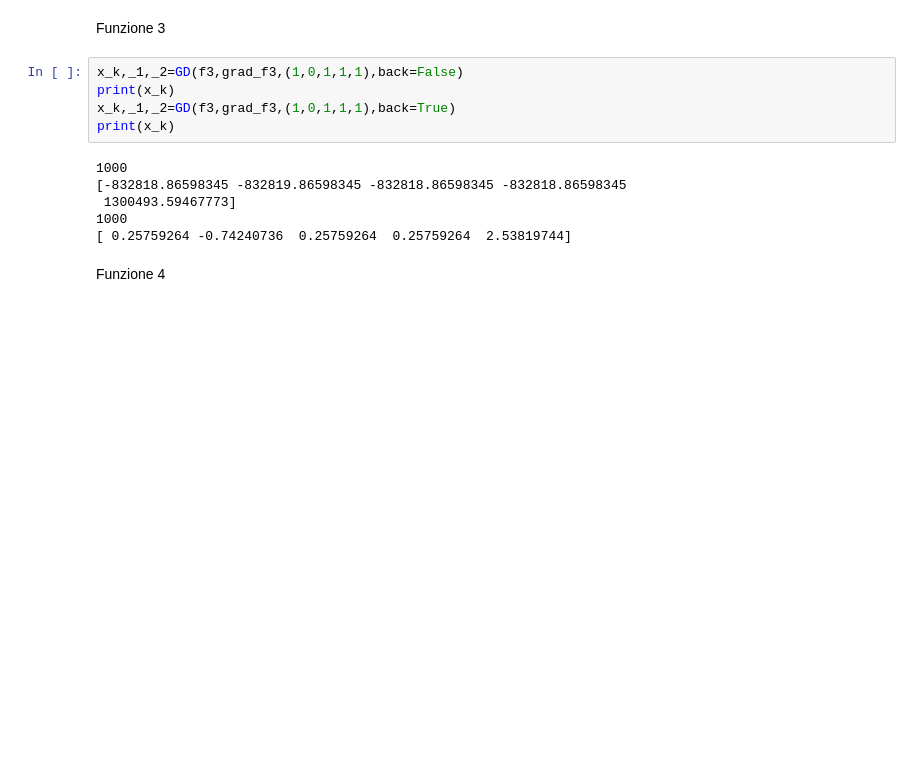
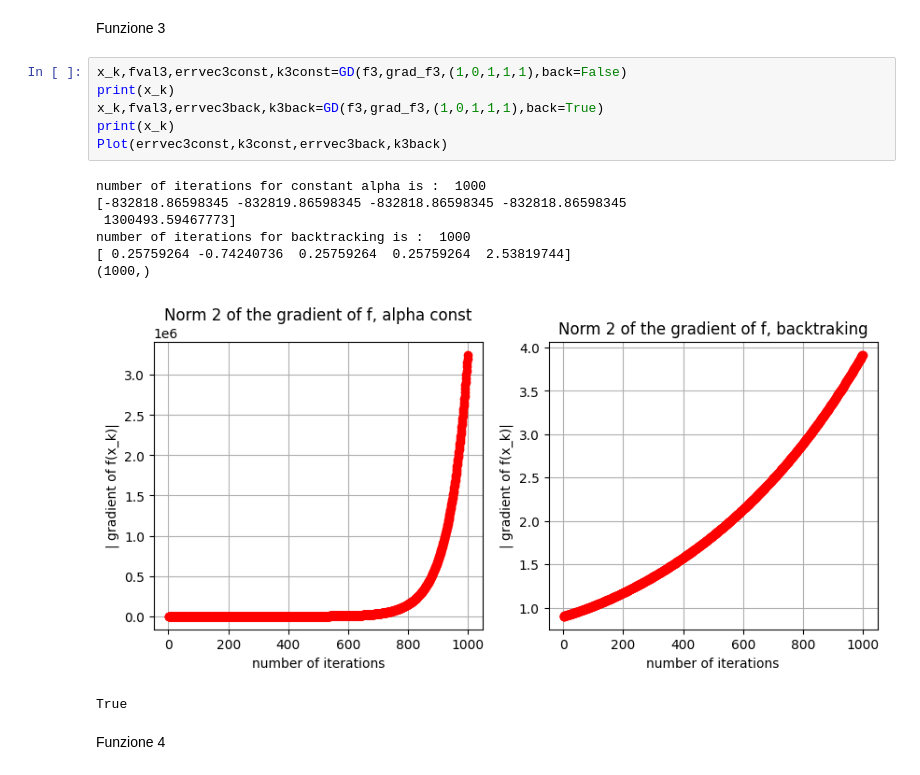
Before and after one commit to francesco-source/Artificial-Intelligence-UNIBO, a Jupyter notebook: Statistical_and_mathematical_methods_for_AI/Exercises/Exercise3.ipynb, the cells around one changed output. Cells and saved outputs as stored; diff of their text form; blank space fills up the shorter version.

```diff
--- a/Statistical_and_mathematical_methods_for_AI/Exercises/Exercise3.ipynb
+++ b/Statistical_and_mathematical_methods_for_AI/Exercises/Exercise3.ipynb
@@ -124,16 +166,20 @@ print(x_k)
 # %% [markdown]
 Funzione 3
 # %%
-x_k,_1,_2=GD(f3,grad_f3,(1,0,1,1,1),back=False)
+x_k,fval3,errvec3const,k3const=GD(f3,grad_f3,(1,0,1,1,1),back=False)
 print(x_k)
-x_k,_1,_2=GD(f3,grad_f3,(1,0,1,1,1),back=True)
+x_k,fval3,errvec3back,k3back=GD(f3,grad_f3,(1,0,1,1,1),back=True)
 print(x_k)
+Plot(errvec3const,k3const,errvec3back,k3back)
 # %% [output]
-1000
+number of iterations for constant alpha is :  1000
 [-832818.86598345 -832819.86598345 -832818.86598345 -832818.86598345
  1300493.59467773]
-1000
+number of iterations for backtracking is :  1000
 [ 0.25759264 -0.74240736  0.25759264  0.25759264  2.53819744]
+(1000,)
+[figure, added]
+True
 # %% [markdown]
 Funzione 4
 # %%
```
Also changed, not shown: parts of 6 cells of this notebook.
